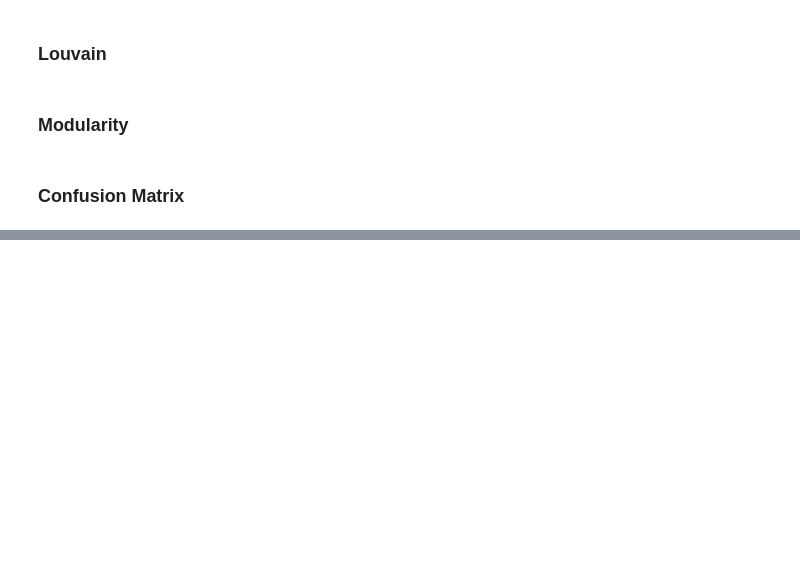
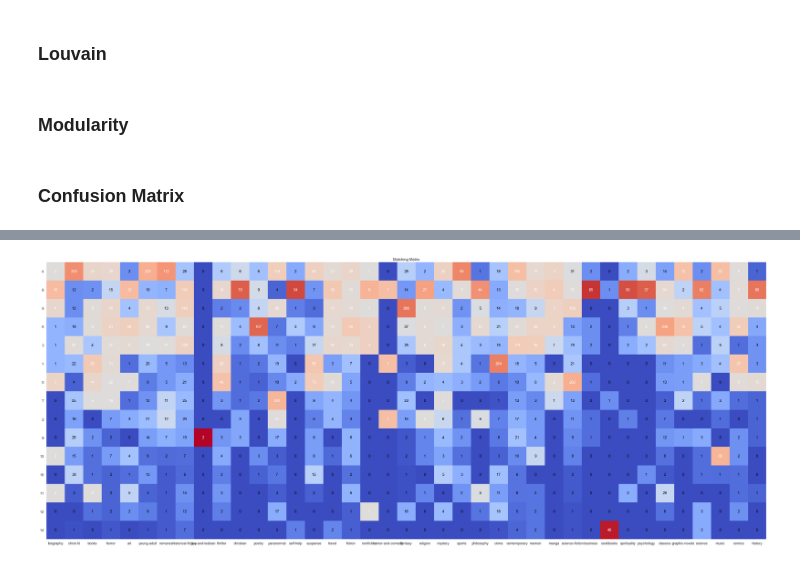
Before and after one commit to davidAlvaBro/comsocsci_final_proj, a Jupyter notebook: main.ipynb, the cells around one changed output, grey strips where cells are left out. Drawn from its saved outputs; the diff is of its cells as text; code cells hidden in the pictures; blank space fills up the shorter version.

```diff
--- a/main.ipynb
+++ b/main.ipynb
@@ -259,0 +450,4 @@ create_confusion_matrix(graph1,graph2)
+# %%
+plot_matching_matrix(create_matching_matrix(graph_NLp_re,book_genre_dict))
+# %% [output]
+[figure, added]
```
Also changed, not shown: parts of 36 cells of this notebook.
